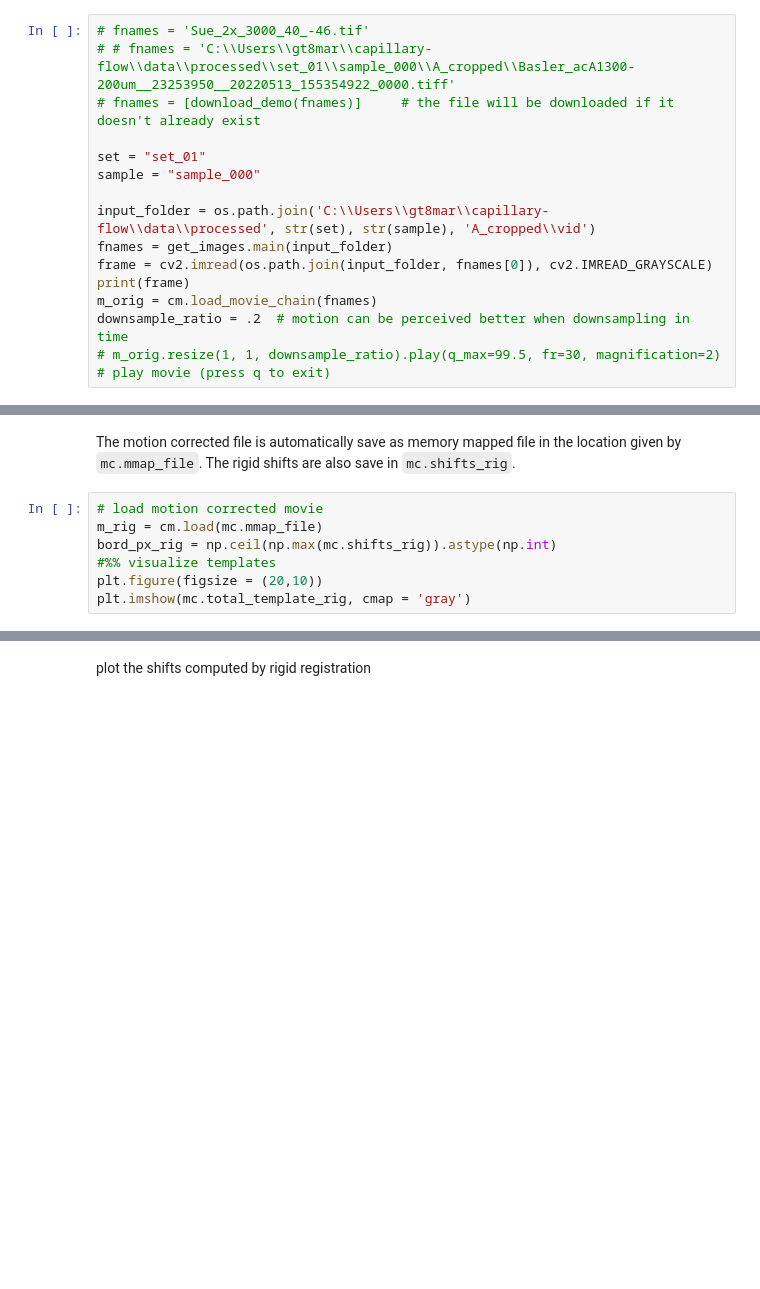
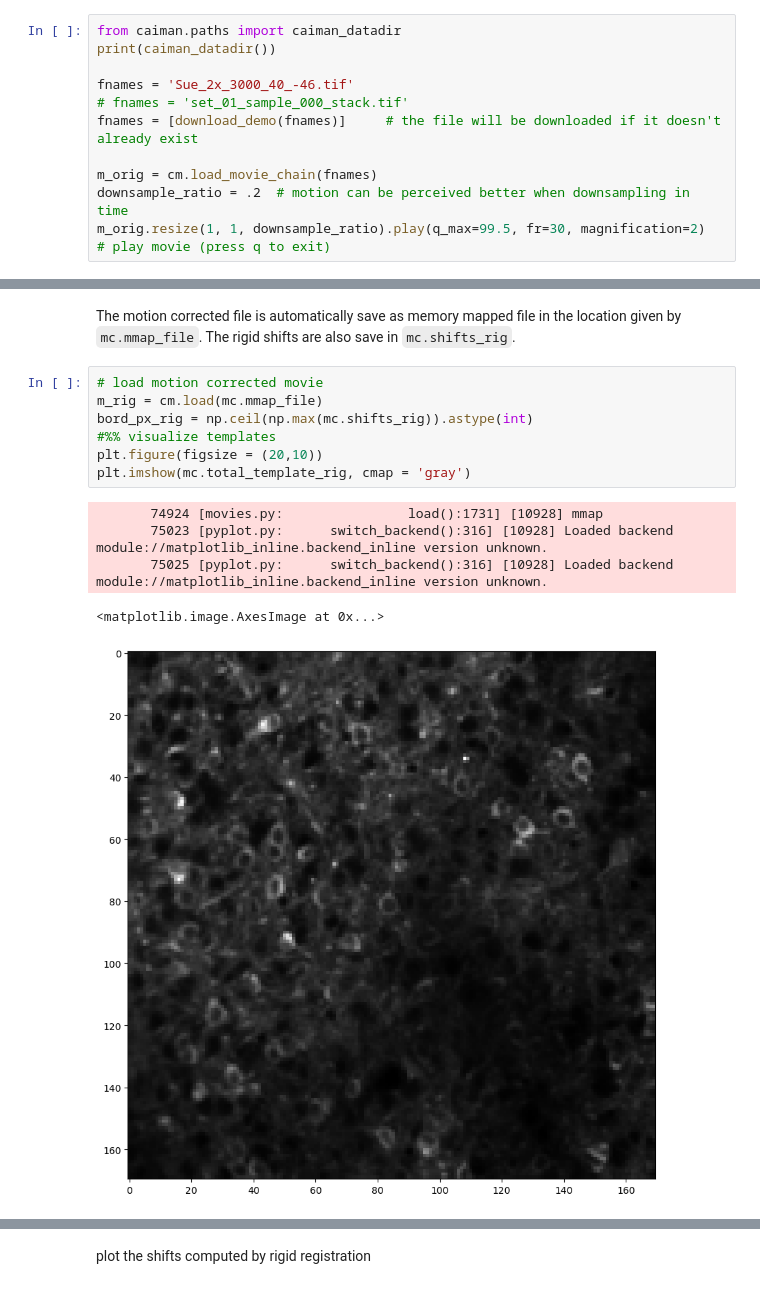
Before and after one commit to gt8mar/capillary-flow, a Jupyter notebook: docs/demo.ipynb, the cells around one changed output, grey strips where cells are left out. Cells and saved outputs as stored; diff of their text form; blank space fills up the shorter version.

Commit message:
running demo.ipynb, poor motion correction.

```diff
--- a/docs/demo.ipynb
+++ b/docs/demo.ipynb
@@ -54,18 +58,14 @@ First download the file and load it in memory to view it. Note that it is not ne
 
 The `download_demo` function will download the specific file for you and return the complete path to the file which will be stored in your `caiman_data` directory. If you adapt this demo for your data make sure to pass the complete path to your file(s). Remember to pass the `fname` variable as a list.
 # %%
-# fnames = 'Sue_2x_3000_40_-46.tif'
-# # fnames = 'C:\\Users\\gt8mar\\capillary-flow\\data\\processed\\set_01\\sample_000\\A_cropped\\Basler_acA1300-200um__23253950__20220513_155354922_0000.tiff'
-# fnames = [download_demo(fnames)]     # the file will be downloaded if it doesn't already exist
+from caiman.paths import caiman_datadir
+print(caiman_datadir())
 
-set = "set_01"
-sample = "sample_000"
+fnames = 'Sue_2x_3000_40_-46.tif'
+# fnames = 'set_01_sample_000_stack.tif'
+fnames = [download_demo(fnames)]     # the file will be downloaded if it doesn't already exist
 
-input_folder = os.path.join('C:\\Users\\gt8mar\\capillary-flow\\data\\processed', str(set), str(sample), 'A_cropped\\vid')
-fnames = get_images.main(input_folder)
-frame = cv2.imread(os.path.join(input_folder, fnames[0]), cv2.IMREAD_GRAYSCALE)
-print(frame)
 m_orig = cm.load_movie_chain(fnames)
 downsample_ratio = .2  # motion can be perceived better when downsampling in time
-# m_orig.resize(1, 1, downsample_ratio).play(q_max=99.5, fr=30, magnification=2)   # play movie (press q to exit)
+m_orig.resize(1, 1, downsample_ratio).play(q_max=99.5, fr=30, magnification=2)   # play movie (press q to exit)
 # %% [output]
@@ -125,10 +164,16 @@ The motion corrected file is automatically save as memory mapped file in the loc
 # %%
 # load motion corrected movie
 m_rig = cm.load(mc.mmap_file)
-bord_px_rig = np.ceil(np.max(mc.shifts_rig)).astype(np.int)
+bord_px_rig = np.ceil(np.max(mc.shifts_rig)).astype(int)
 #%% visualize templates
 plt.figure(figsize = (20,10))
 plt.imshow(mc.total_template_rig, cmap = 'gray')
+# %% [output]
+       74924 [movies.py:                load():1731] [10928] mmap
+       75023 [pyplot.py:      switch_backend():316] [10928] Loaded backend module://matplotlib_inline.backend_inline version unknown.
+       75025 [pyplot.py:      switch_backend():316] [10928] Loaded backend module://matplotlib_inline.backend_inline version unknown.
+<matplotlib.image.AxesImage at 0x...>
+[figure, added]
 # %%
 #%% inspect movie
 m_rig.resize(1, 1, downsample_ratio).play(
```
Also changed, not shown: parts of 15 cells of this notebook, 3 other files.
